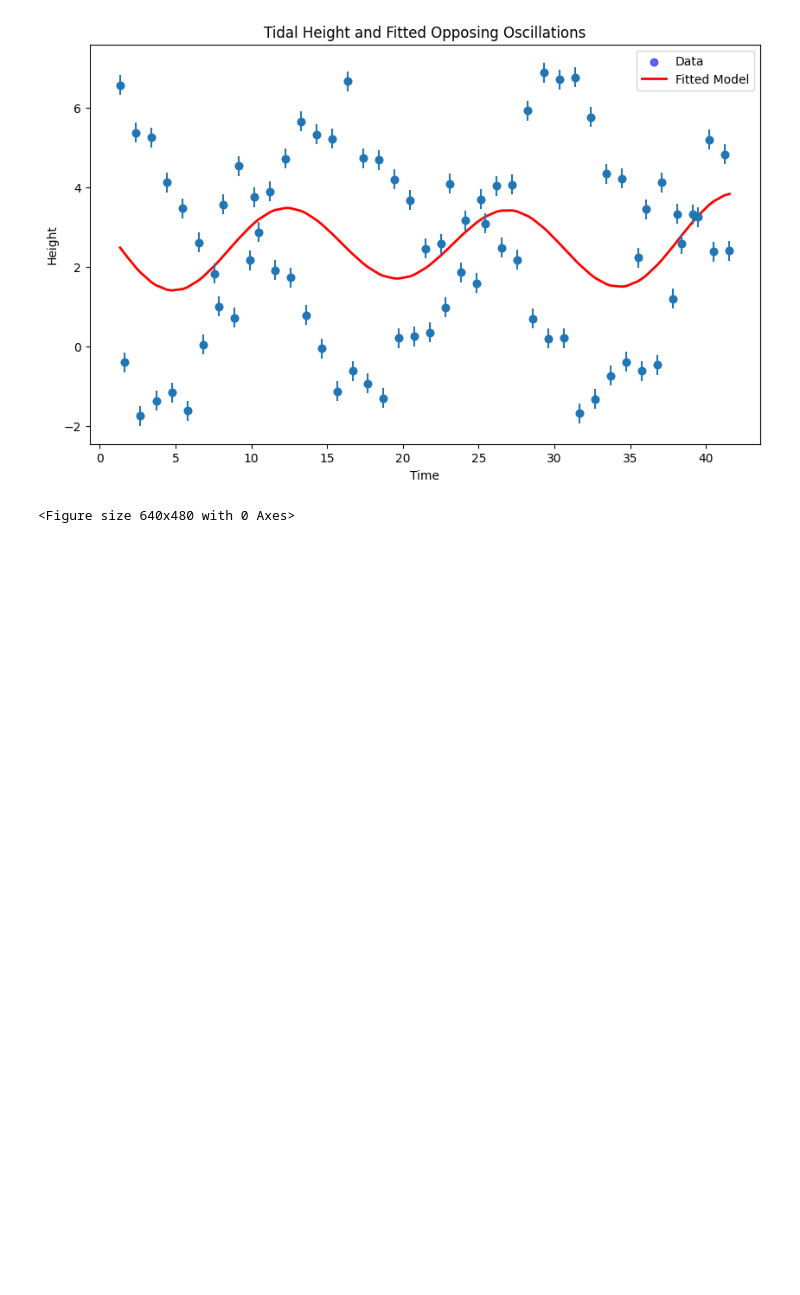
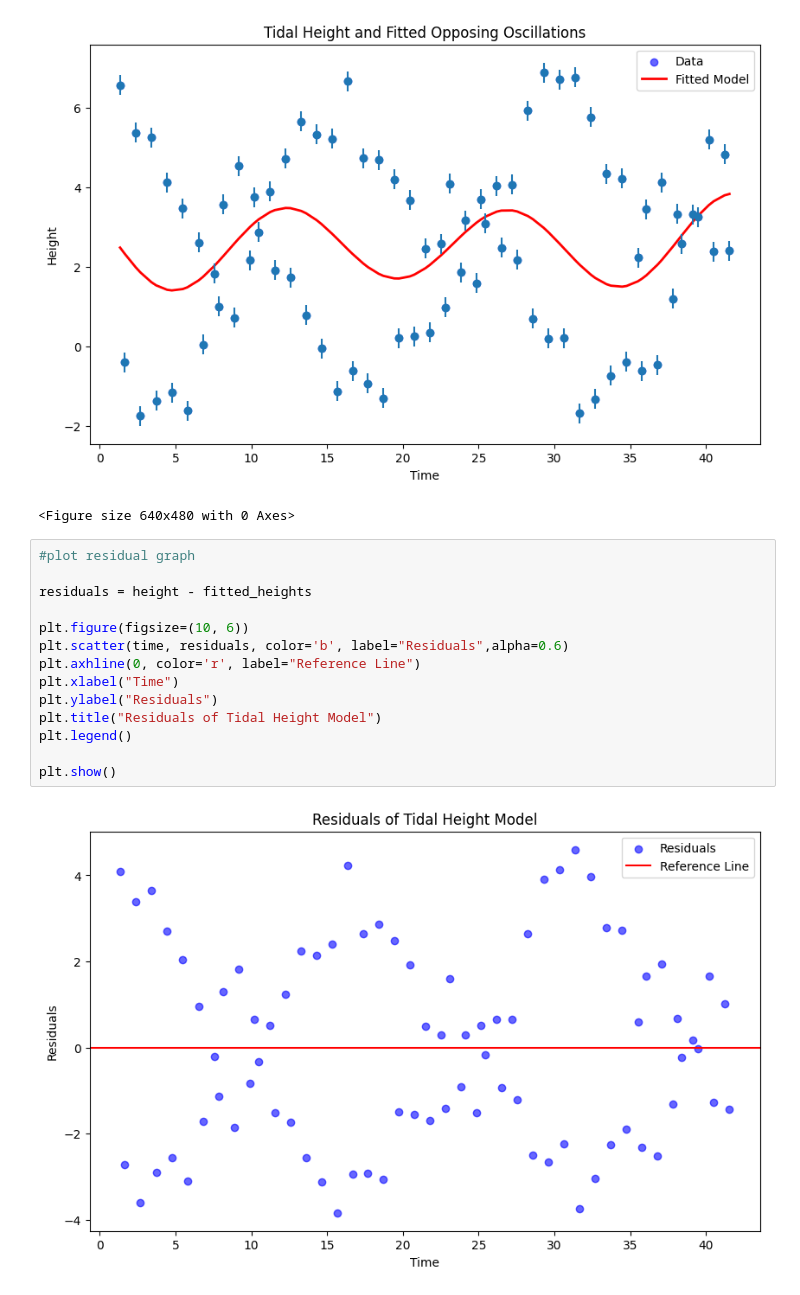
Before and after one commit to l0renGigi123/ASTR19-Project, a Jupyter notebook: Group2_Project.ipynb, the cells around one changed output. Drawn from its saved outputs; the diff is of its cells as text; blank space fills up the shorter version.

```diff
--- a/Group2_Project.ipynb
+++ b/Group2_Project.ipynb
@@ -65,3 +65,19 @@ plt.savefig('Height_and_Fitted_Curve.pdf')
 # %% [output]
 [figure]
 <Figure size 640x480 with 0 Axes>
+# %%
+#plot residual graph
+
+residuals = height - fitted_heights
+
+plt.figure(figsize=(10, 6))
+plt.scatter(time, residuals, color='b', label="Residuals",alpha=0.6)
+plt.axhline(0, color='r', label="Reference Line")
+plt.xlabel("Time")
+plt.ylabel("Residuals")
+plt.title("Residuals of Tidal Height Model")
+plt.legend()
+
+plt.show()
+# %% [output]
+[figure, added]
```
